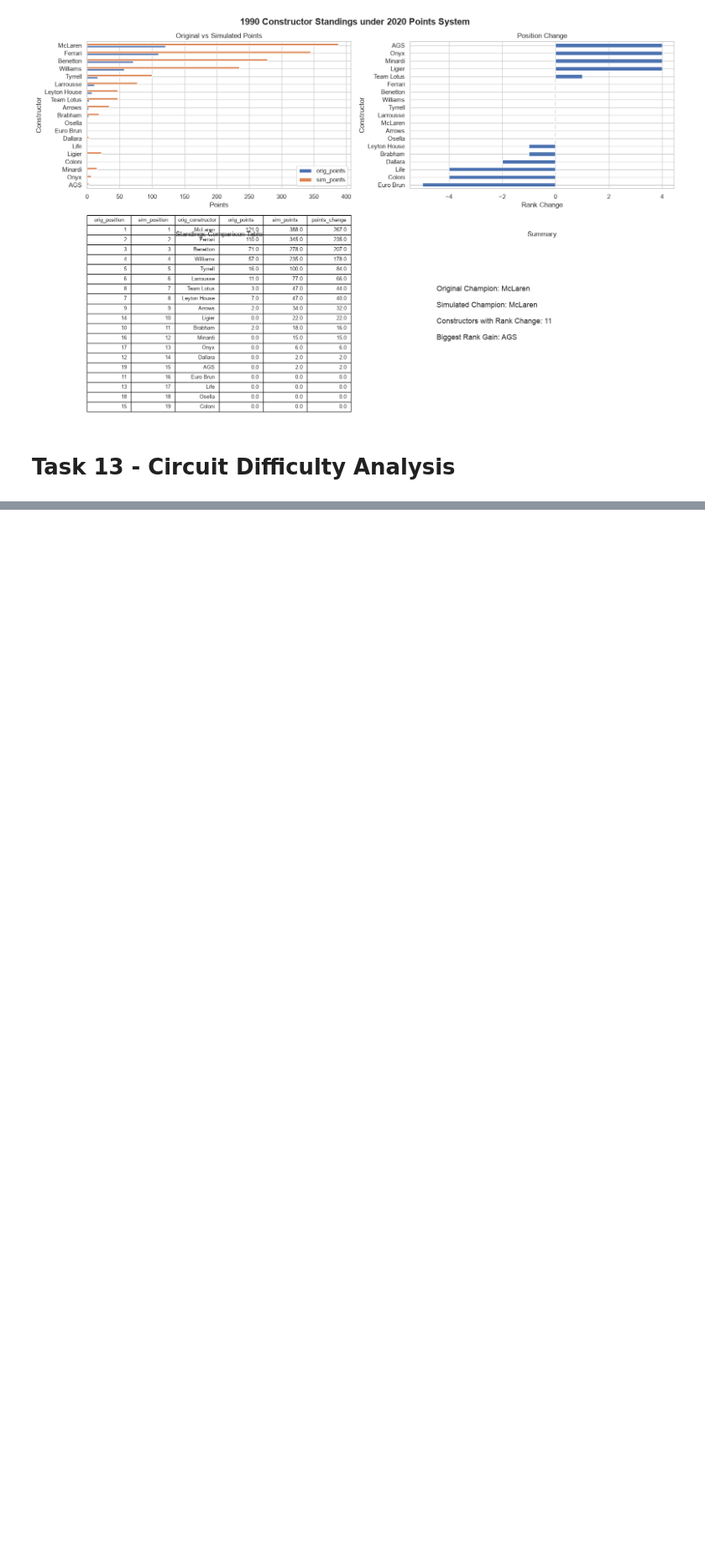
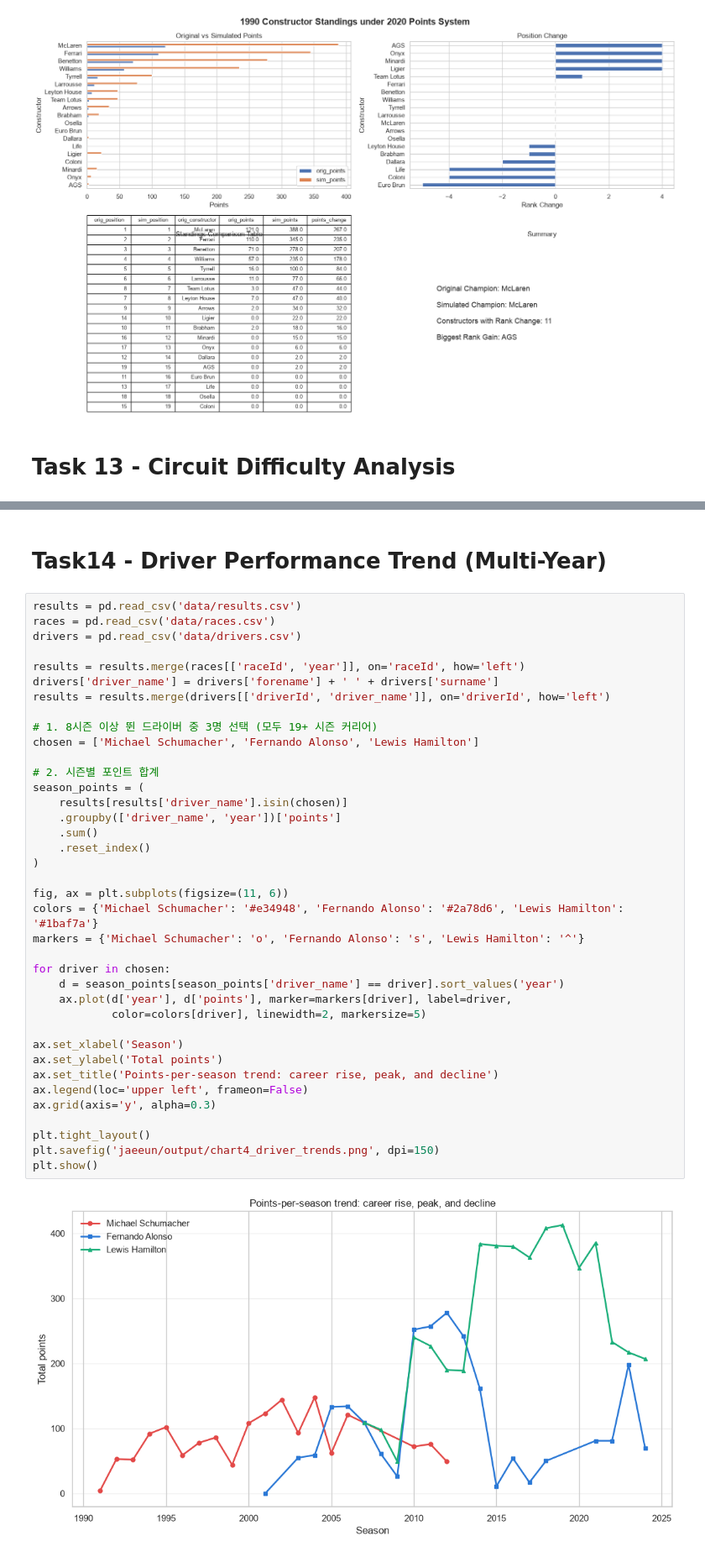
Before and after one commit to geunchankim-glitch/data-practice, a Jupyter notebook: jaeeun/task.ipynb, the cells around one changed output, grey strips where cells are left out. Shown at 84% size. Cells and saved outputs as stored; diff of their text form; blank space fills up the shorter version.

Commit message:
Task14 - Driver Performance Trend

```diff
--- a/jaeeun/task.ipynb
+++ b/jaeeun/task.ipynb
@@ -871,0 +1216,42 @@ plt.show()
+# %% [markdown]
+# Task14 - Driver Performance Trend (Multi-Year)
+# %%
+results = pd.read_csv('data/results.csv')
+races = pd.read_csv('data/races.csv')
+drivers = pd.read_csv('data/drivers.csv')
+
+results = results.merge(races[['raceId', 'year']], on='raceId', how='left')
+drivers['driver_name'] = drivers['forename'] + ' ' + drivers['surname']
+results = results.merge(drivers[['driverId', 'driver_name']], on='driverId', how='left')
+
+# 1. 8시즌 이상 뛴 드라이버 중 3명 선택 (모두 19+ 시즌 커리어)
+chosen = ['Michael Schumacher', 'Fernando Alonso', 'Lewis Hamilton']
+
+# 2. 시즌별 포인트 합계
+season_points = (
+    results[results['driver_name'].isin(chosen)]
+    .groupby(['driver_name', 'year'])['points']
+    .sum()
+    .reset_index()
+)
+
+fig, ax = plt.subplots(figsize=(11, 6))
+colors = {'Michael Schumacher': '#e34948', 'Fernando Alonso': '#2a78d6', 'Lewis Hamilton': '#1baf7a'}
+markers = {'Michael Schumacher': 'o', 'Fernando Alonso': 's', 'Lewis Hamilton': '^'}
+
+for driver in chosen:
+    d = season_points[season_points['driver_name'] == driver].sort_values('year')
+    ax.plot(d['year'], d['points'], marker=markers[driver], label=driver,
+            color=colors[driver], linewidth=2, markersize=5)
+
+ax.set_xlabel('Season')
+ax.set_ylabel('Total points')
+ax.set_title('Points-per-season trend: career rise, peak, and decline')
+ax.legend(loc='upper left', frameon=False)
+ax.grid(axis='y', alpha=0.3)
+
+plt.tight_layout()
+plt.savefig('jaeeun/output/chart4_driver_trends.png', dpi=150)
+plt.show()
+# %% [output]
+[figure, added]
```
Also changed, not shown: parts of 10 cells of this notebook, 4 other files.
